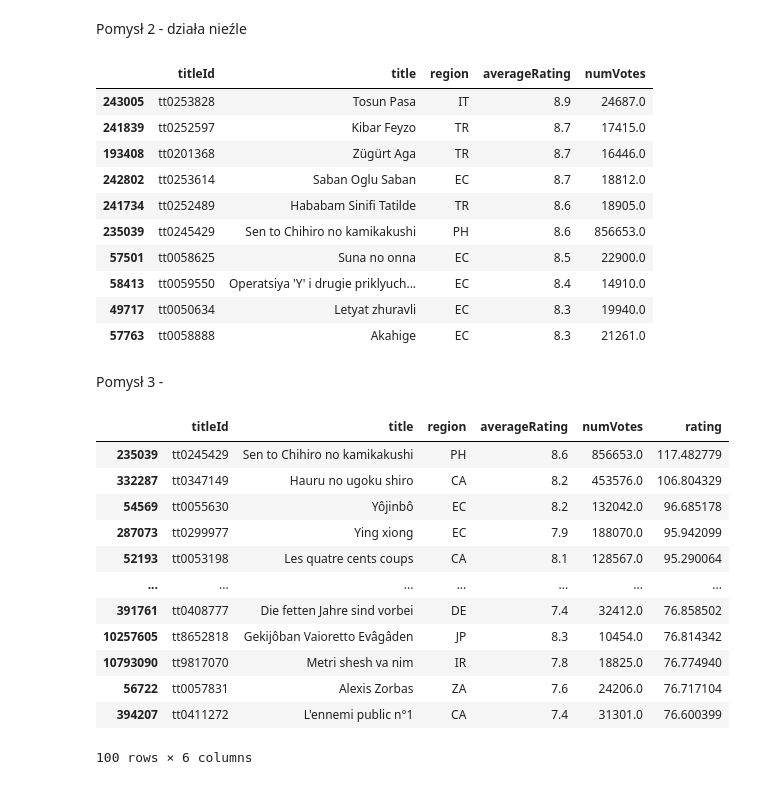
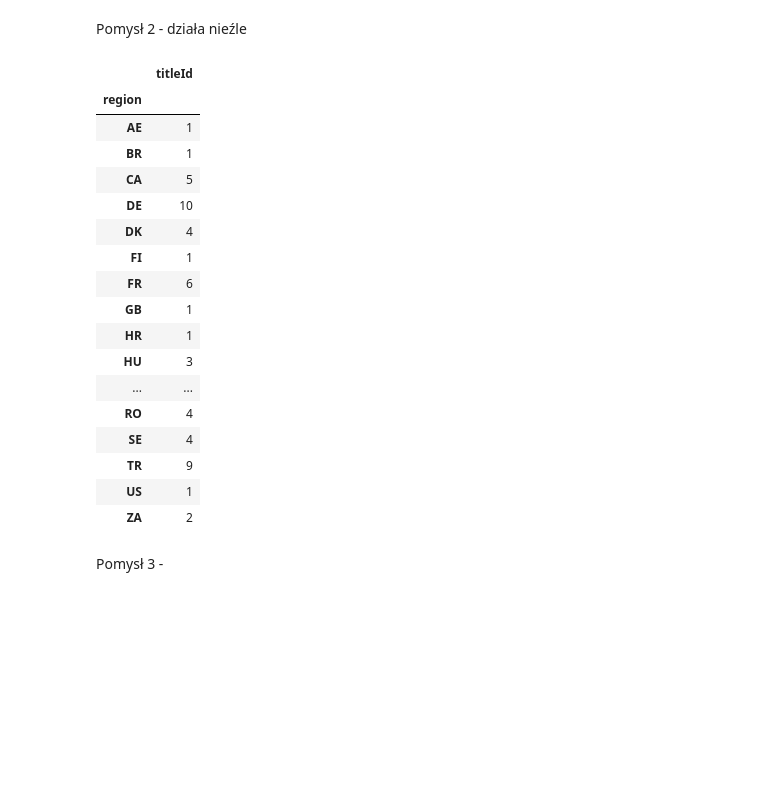
Before and after one commit to jakubweglowski/NPD-final-project, a Jupyter notebook: first_look.ipynb, the cells around one changed output. Cells and saved outputs as stored; diff of their text form; code cells hidden in the pictures; blank space fills up the shorter version.

Commit message:
Added changes with country code processing

```diff
--- a/first_look.ipynb
+++ b/first_look.ipynb
@@ -212,3 +268,29 @@ df_analysis.sort_values(ascending=False, by="numVotes")
+# %%
+# wspieramy rozpoznawanie języka przez bibliotekę 'langdetect'
+def mydetect(x):
+    try:
+        return detect(x).upper()
+    except:
+        return pd.NA
+# %%
+path_to_file = "data/title.ratings.tsv.gz"
+df7 = load_to_dataframe(path_to_file)
+
+df_analysis = df_with_known_countries.merge(df7,
+                                            how="left",
+                                            left_on="titleId",
+                                            right_on="tconst").drop(columns=["tconst"])
+df_analysis = df_analysis.dropna()
+# %%
+df_EC = df_analysis.loc[df_analysis["region"] == 'EC'].copy()
+df_EC.loc[:, "detected"] = df_EC["title"].apply(mydetect)
+falseEC = df_EC.loc[df_EC["detected"] != 'ES']["titleId"]
+df_analysis = df_analysis.loc[~df_analysis["titleId"].isin(list(falseEC))]
+# %%
+df_TR = df_analysis.loc[df_analysis["region"] == 'TR'].copy()
+df_TR.loc[:, "detected"] = df_TR["title"].apply(mydetect)
+falseTR = df_TR.loc[df_TR["detected"] != 'TR']["titleId"]
+df_analysis = df_analysis.loc[~df_analysis["titleId"].isin(list(falseTR))]
 # %% [markdown]
 Pytanie: jaką miarę przyłożyć do oceny jakości?
 Pomysły:
@@ -235,37 +317,30 @@ df_analysis.sort_values(by="averageRating", ascending=False).head(10)
 Pomysł 2 - działa nieźle
 # %%
 K = 10000
-df_analysis.loc[df_analysis["numVotes"] > K].sort_values(by="averageRating", ascending=False).head(10)
+N = 100
+df_analysis.loc[df_analysis["numVotes"] > K].sort_values(
+    by="averageRating", ascending=False
+).head(N).loc[:, ["titleId", "region"]].groupby(by="region").count()
 # %% [output]
-|  | titleId | title | region | averageRating | numVotes |
-| 243005 | tt0253828 | Tosun Pasa | IT | 8.9 | 24687.0 |
-| 241839 | tt0252597 | Kibar Feyzo | TR | 8.7 | 17415.0 |
-| 193408 | tt0201368 | Zügürt Aga | TR | 8.7 | 16446.0 |
-| 242802 | tt0253614 | Saban Oglu Saban | EC | 8.7 | 18812.0 |
-| 241734 | tt0252489 | Hababam Sinifi Tatilde | TR | 8.6 | 18905.0 |
-| 235039 | tt0245429 | Sen to Chihiro no kamikakushi | PH | 8.6 | 856653.0 |
-| 57501 | tt0058625 | Suna no onna | EC | 8.5 | 22900.0 |
-| 58413 | tt0059550 | Operatsiya 'Y' i drugie priklyuch... | EC | 8.4 | 14910.0 |
-| 49717 | tt0050634 | Letyat zhuravli | EC | 8.3 | 19940.0 |
-| 57763 | tt0058888 | Akahige | EC | 8.3 | 21261.0 |
+|  | titleId |
+| region |  |
+| AE | 1 |
+| BR | 1 |
+| CA | 5 |
+| DE | 10 |
+| DK | 4 |
+| FI | 1 |
+| FR | 6 |
+| GB | 1 |
+| HR | 1 |
+| HU | 3 |
+| ... | ... |
+| RO | 4 |
+| SE | 4 |
+| TR | 9 |
+| US | 1 |
+| ZA | 2 |
 # %% [markdown]
 Pomysł 3 -
 # %%
 df_analysis.loc[:, ["rating"]] = df_analysis["averageRating"] * np.log(df_analysis["numVotes"])
-# %%
-first_100 = df_analysis.sort_values(by="rating", ascending=False).head(100)
-first_100
-# %% [output]
-|  | titleId | title | region | averageRating | numVotes | rating |
-| 235039 | tt0245429 | Sen to Chihiro no kamikakushi | PH | 8.6 | 856653.0 | 117.482779 |
-| 332287 | tt0347149 | Hauru no ugoku shiro | CA | 8.2 | 453576.0 | 106.804329 |
-| 54569 | tt0055630 | Yôjinbô | EC | 8.2 | 132042.0 | 96.685178 |
-| 287073 | tt0299977 | Ying xiong | EC | 7.9 | 188070.0 | 95.942099 |
-| 52193 | tt0053198 | Les quatre cents coups | CA | 8.1 | 128567.0 | 95.290064 |
-| ... | ... | ... | ... | ... | ... | ... |
-| 391761 | tt0408777 | Die fetten Jahre sind vorbei | DE | 7.4 | 32412.0 | 76.858502 |
-| 10257605 | tt8652818 | Gekijôban Vaioretto Evâgâden | JP | 8.3 | 10454.0 | 76.814342 |
-| 10793090 | tt9817070 | Metri shesh va nim | IR | 7.8 | 18825.0 | 76.774940 |
-| 56722 | tt0057831 | Alexis Zorbas | ZA | 7.6 | 24206.0 | 76.717104 |
-| 394207 | tt0411272 | L'ennemi public n°1 | CA | 7.4 | 31301.0 | 76.600399 |
-100 rows × 6 columns
```
Also changed, not shown: parts of 22 cells of this notebook.
